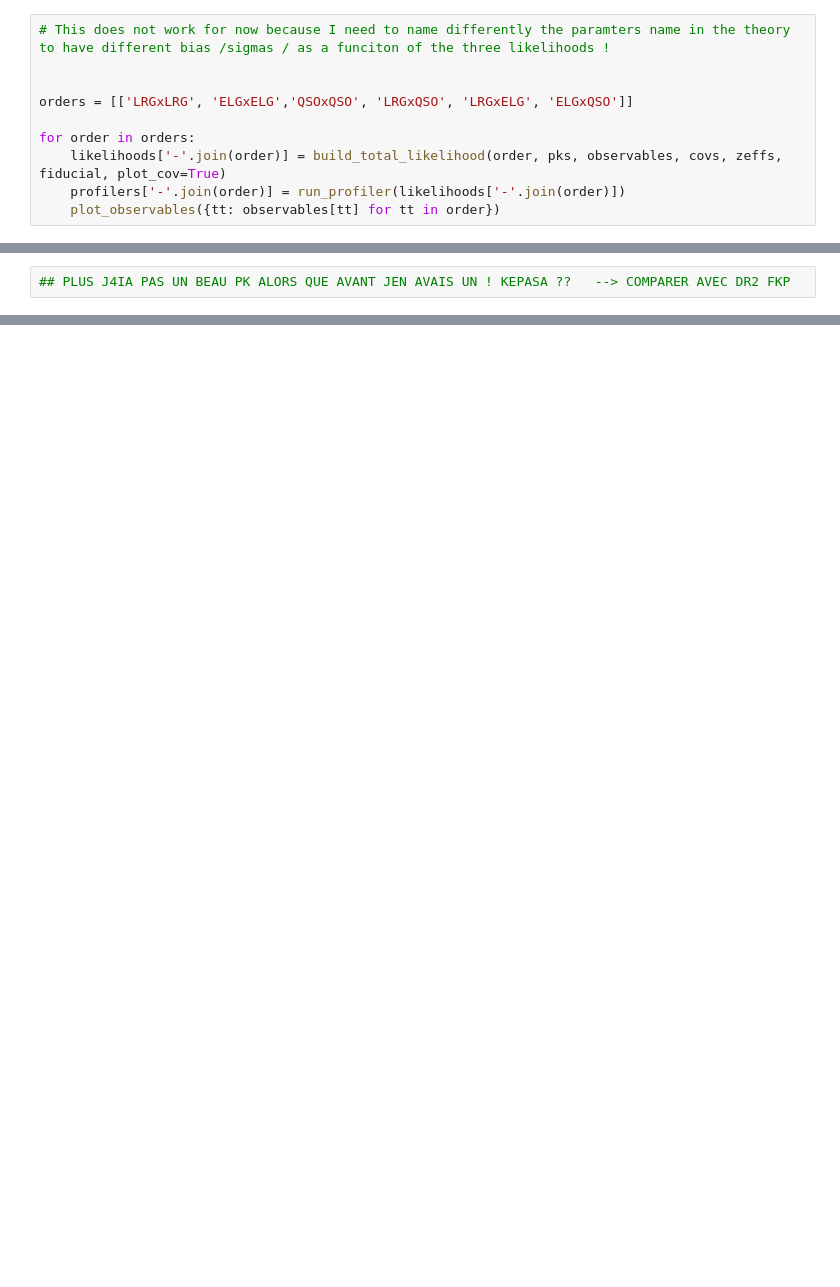
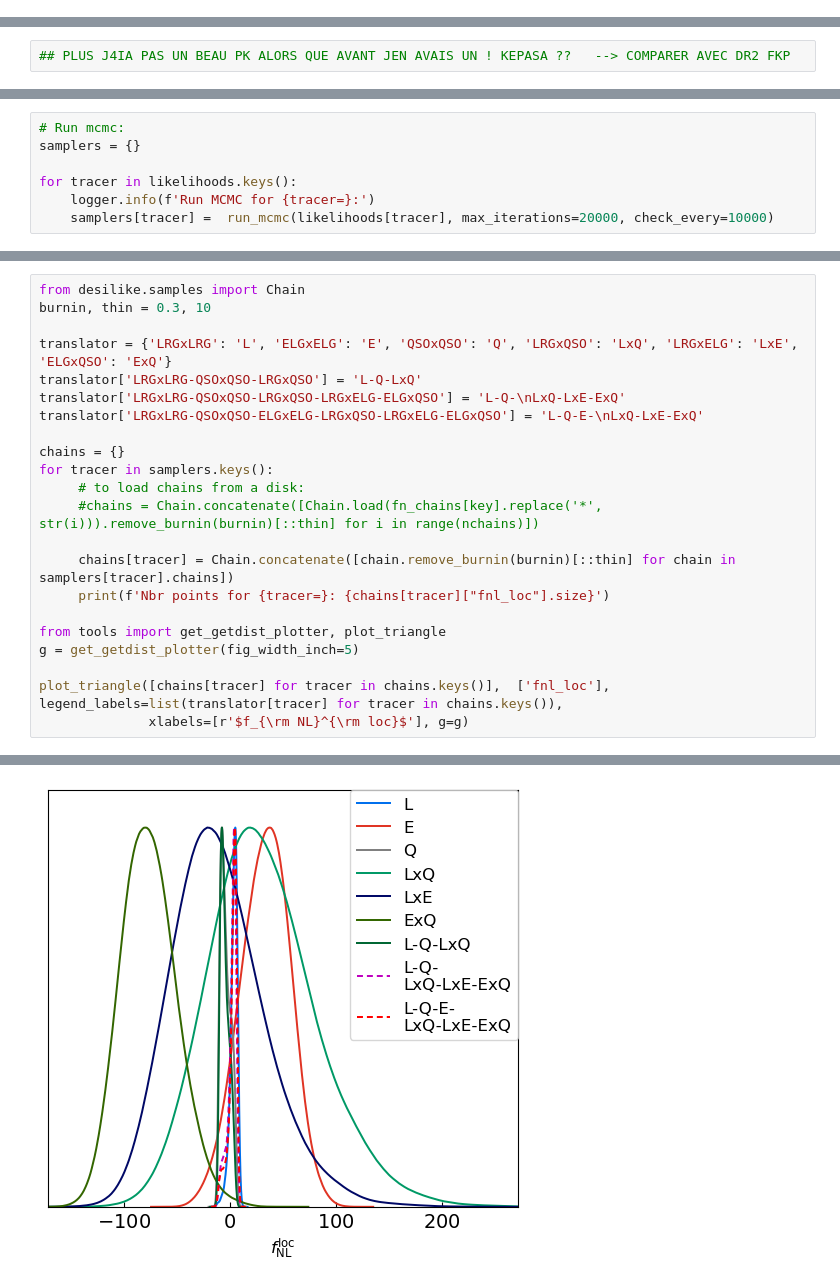
Before and after one commit to AlbertoRosado1/cai-dr2-clustering-products, a Jupyter notebook: local_png/fit_fnl_data.ipynb, the cells around one changed output, grey strips where cells are left out. Saved outputs shown, nothing was run; the diff lists cells and outputs as text; blank space fills up the shorter version.

```diff
--- a/local_png/fit_fnl_data.ipynb
+++ b/local_png/fit_fnl_data.ipynb
@@ -394,10 +214,0 @@ for order in orders:
-# %%
-# This does not work for now because I need to name differently the paramters name in the theory to have different bias /sigmas / as a funciton of the three likelihoods !
-
-
-orders = [['LRGxLRG', 'ELGxELG','QSOxQSO', 'LRGxQSO', 'LRGxELG', 'ELGxQSO']]
-
-for order in orders:
-    likelihoods['-'.join(order)] = build_total_likelihood(order, pks, observables, covs, zeffs, fiducial, plot_cov=True)
-    profilers['-'.join(order)] = run_profiler(likelihoods['-'.join(order)])
-    plot_observables({tt: observables[tt] for tt in order})
@@ -466,0 +217,7 @@ array([[ 3.59774105e-01,  1.14347095e-02, -1.48626313e-04, ...,
+# %%
+# Run mcmc:
+samplers = {}
+
+for tracer in likelihoods.keys():
+    logger.info(f'Run MCMC for {tracer=}:')
+    samplers[tracer] =  run_mcmc(likelihoods[tracer], max_iterations=20000, check_every=10000)
@@ -466,0 +242,23 @@ array([[ 3.59774105e-01,  1.14347095e-02, -1.48626313e-04, ...,
+# %%
+from desilike.samples import Chain
+burnin, thin = 0.3, 10
+
+translator = {'LRGxLRG': 'L', 'ELGxELG': 'E', 'QSOxQSO': 'Q', 'LRGxQSO': 'LxQ', 'LRGxELG': 'LxE', 'ELGxQSO': 'ExQ'}
+translator['LRGxLRG-QSOxQSO-LRGxQSO'] = 'L-Q-LxQ'
+translator['LRGxLRG-QSOxQSO-LRGxQSO-LRGxELG-ELGxQSO'] = 'L-Q-\nLxQ-LxE-ExQ'
+translator['LRGxLRG-QSOxQSO-ELGxELG-LRGxQSO-LRGxELG-ELGxQSO'] = 'L-Q-E-\nLxQ-LxE-ExQ'
+
+chains = {}
+for tracer in samplers.keys():
+     # to load chains from a disk:
+     #chains = Chain.concatenate([Chain.load(fn_chains[key].replace('*', str(i))).remove_burnin(burnin)[::thin] for i in range(nchains)])
+
+     chains[tracer] = Chain.concatenate([chain.remove_burnin(burnin)[::thin] for chain in samplers[tracer].chains])
+     print(f'Nbr points for {tracer=}: {chains[tracer]["fnl_loc"].size}')
+
+from tools import get_getdist_plotter, plot_triangle
+g = get_getdist_plotter(fig_width_inch=5)
+
+plot_triangle([chains[tracer] for tracer in chains.keys()],  ['fnl_loc'], legend_labels=list(translator[tracer] for tracer in chains.keys()),
+              xlabels=[r'$f_{\rm NL}^{\rm loc}$'], g=g)
+# %% [output]
@@ -466,0 +283 @@ array([[ 3.59774105e-01,  1.14347095e-02, -1.48626313e-04, ...,
+[figure, added]
```
Also changed, not shown: parts of 25 cells of this notebook, 2 other files.
